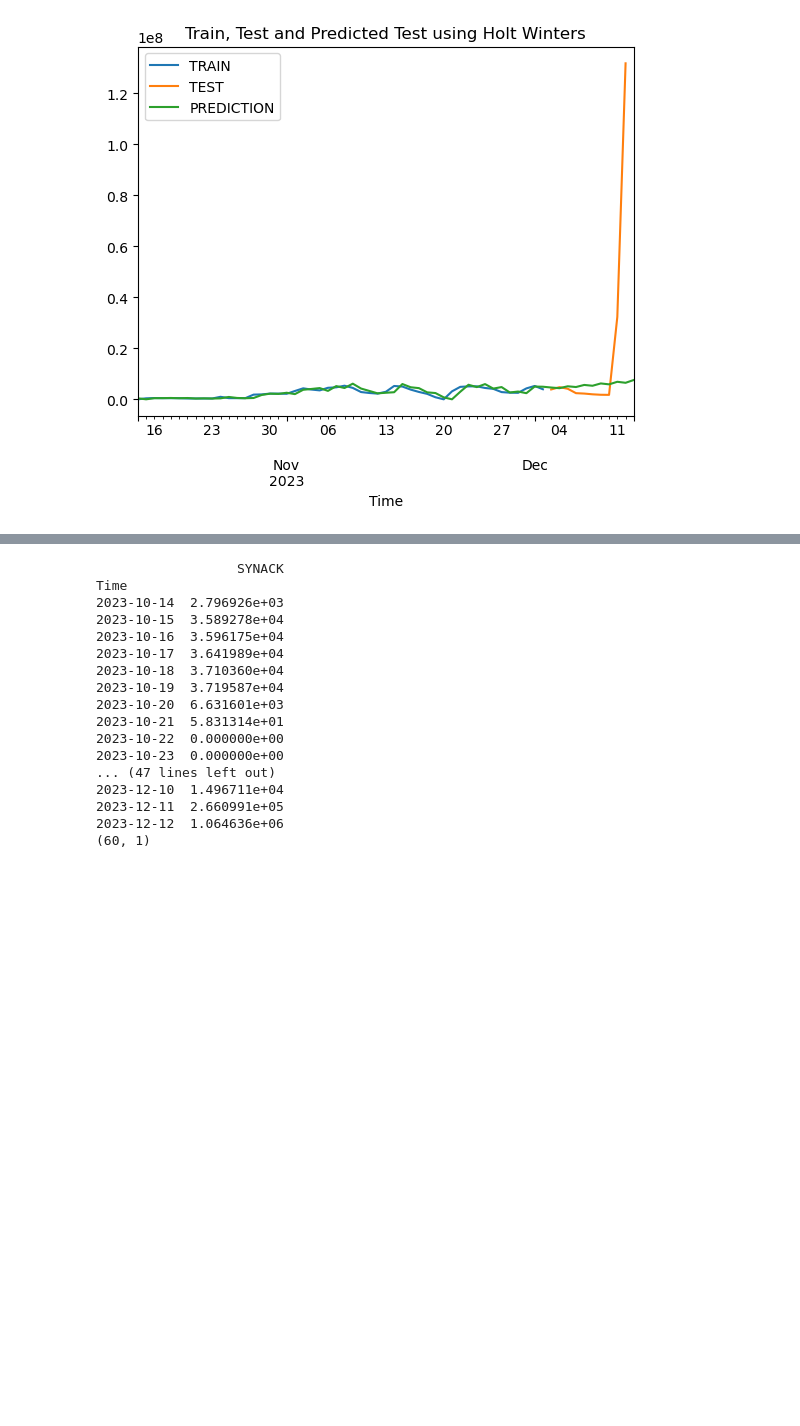
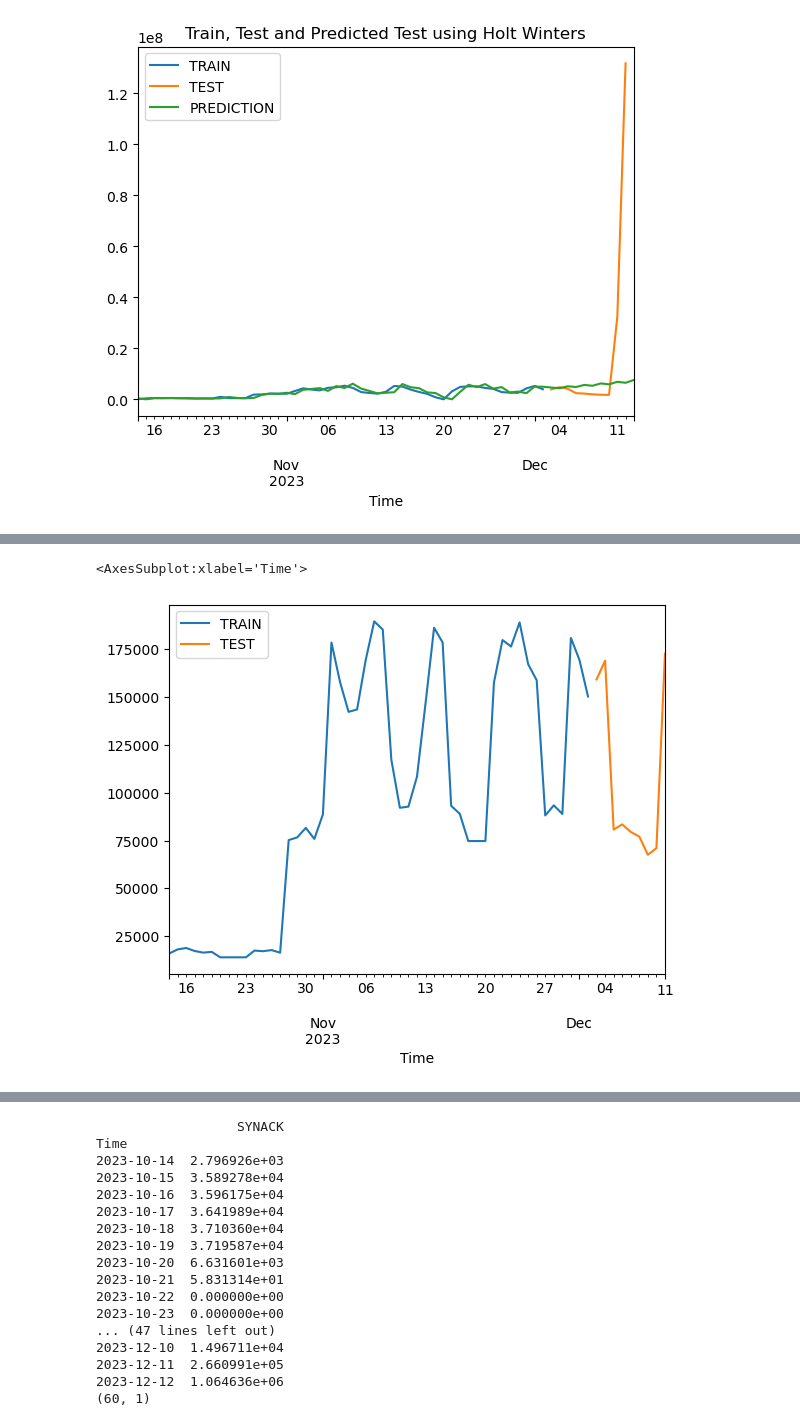
Before and after one commit to RoccoTrolio99/Holt-Winters-Pearson, a Jupyter notebook: Holt-Winters-Prova.ipynb, the cells around one changed output, grey strips where cells are left out. Cells and saved outputs as stored; diff of their text form; code cells hidden in the pictures; blank space fills up the shorter version.

```diff
--- a/Holt-Winters-Prova.ipynb
+++ b/Holt-Winters-Prova.ipynb
@@ -100,0 +142,9 @@ Text(0.5, 1.0, 'Train, Test and Predicted Test using Holt Winters')
+# %%
+forecast_data = flow22
+train_flows = forecast_data[:50]
+test_flows = forecast_data[50:]
+train_flows[' Flows'].plot(legend=True,label='TRAIN')
+test_flows[' Flows'].plot(legend=True,label='TEST')
+# %% [output]
+<AxesSubplot:xlabel='Time'>
+[figure, added]
```
Also changed, not shown: parts of 16 cells of this notebook.
